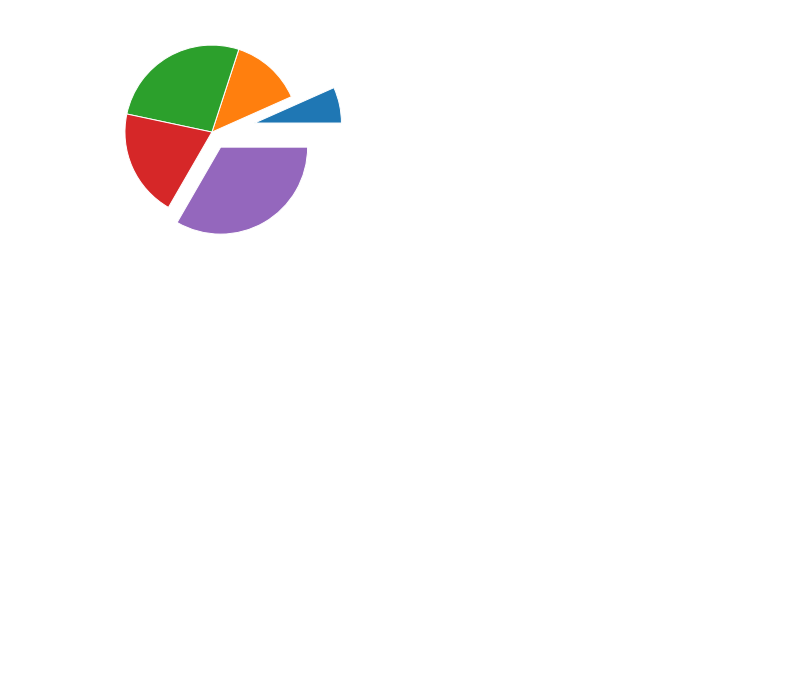
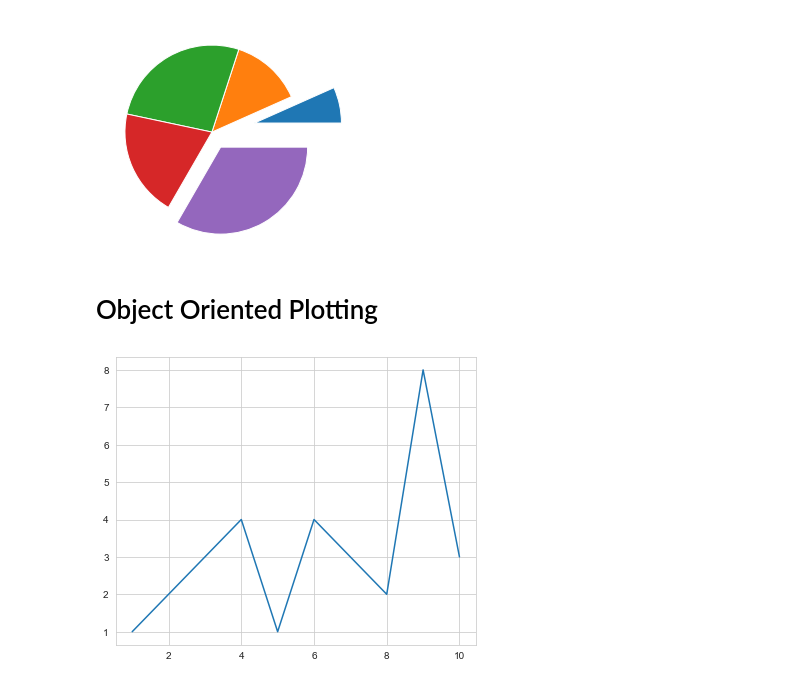
Before and after one commit to VaighundaSubash/MachineLearning, a Jupyter notebook: DataVisualization/MATPLOTLIB-datavisualization.ipynb, the cells around one changed output. Saved outputs shown, nothing was run; the diff lists cells and outputs as text; code cells hidden in the pictures; blank space fills up the shorter version.

Commit message:
Update MATPLOTLIB-datavisualization.ipynb
Setting axes, limits, and ticks. Generating multiple plots. Plot formatting

```diff
--- a/DataVisualization/MATPLOTLIB-datavisualization.ipynb
+++ b/DataVisualization/MATPLOTLIB-datavisualization.ipynb
@@ -146,3 +146,19 @@ plt.savefig('pie_30jan.png',format='png', transparent=True)
 plt.show()
 # %% [output]
 [figure]
+# %% [markdown]
+# Object Oriented Plotting
+# %%
+# steps for Object oriented plotting
+#1. Create blank figure obj, 2. add axes 3, generate plot(s) within obj 4. specify plotting and layout parameters
+# creating data
+x = [1,2,3,4,5,6,7,8,9,10]
+y = [1,2,3,4,1,4,3,2,8,3]
+#plt.plot(x,y)
+fig = plt.figure() # creates canvas.. simply blank place,
+# axes def, in list, where to place axis . left .1 , bottom .1, width 1 and height 1
+ax = fig.add_axes([0,0,1,1]) #(Use entire canvas for plot - 0,0,1,1)
+ax.plot(x,y)
+plt.show()
+# %% [output]
+[figure, added]
```
Also changed, not shown: parts of 15 cells of this notebook.
